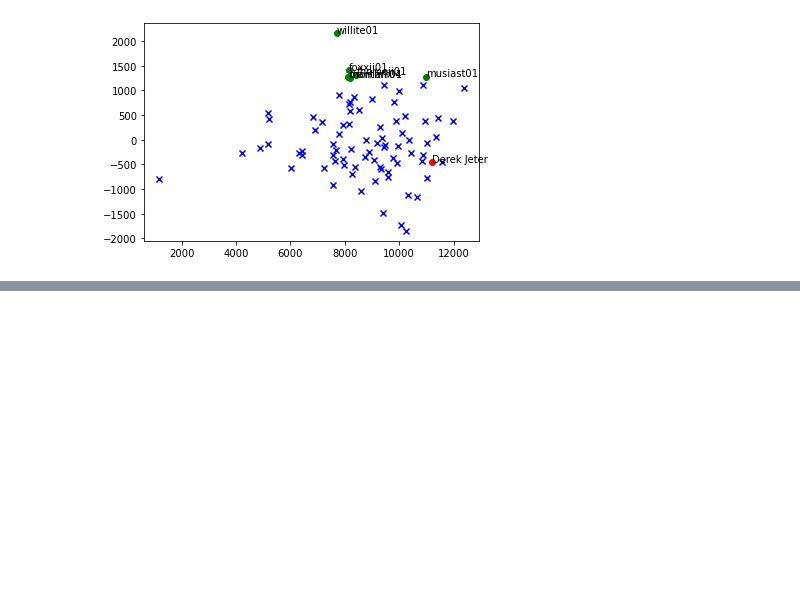
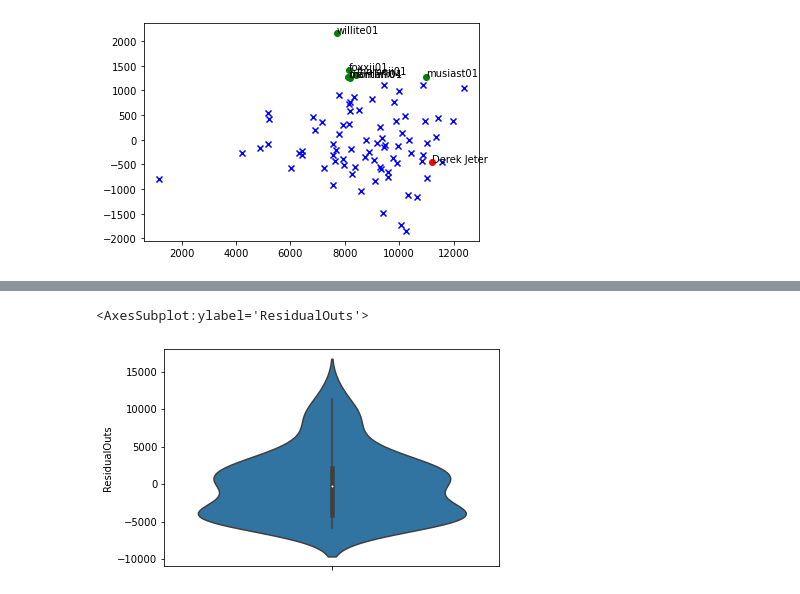
Before and after one commit to drob18/320FinalProject, a Jupyter notebook: Final.ipynb, the cells around one changed output, grey strips where cells are left out. Saved outputs shown, nothing was run; the diff lists cells and outputs as text; code cells hidden in the pictures; blank space fills up the shorter version.

```diff
--- a/Final.ipynb
+++ b/Final.ipynb
@@ -372,0 +386,14 @@ SyntaxError: invalid syntax (<ipython-input-24-466e42e82b3f>, line 1)
+# %%
+x = pd.DataFrame(reg_HOF_stats['GP'])
+y = reg_HOF_stats['OUTS']
+
+
+X = sm.add_constant(x)
+model = sm.OLS(y, X).fit()
+model.summary()
+
+reg_HOF_stats['PredictedOuts'] = model.predict(X)
+
+reg_HOF_stats['ResidualOuts'] = reg_HOF_stats['OUTS'] - reg_HOF_stats['PredictedOuts']
+reg_HOF_stats.sort_values(by='ResidualOuts',ascending=False,inplace=True)
+reg_HOF_stats.head(20)
@@ -372,0 +442,5 @@ SyntaxError: invalid syntax (<ipython-input-24-466e42e82b3f>, line 1)
+# %%
+sns.violinplot(y=reg_HOF_stats['ResidualOuts'])
+# %% [output]
+<AxesSubplot:ylabel='ResidualOuts'>
+[figure, added]
```
Also changed, not shown: parts of 21 cells of this notebook.
